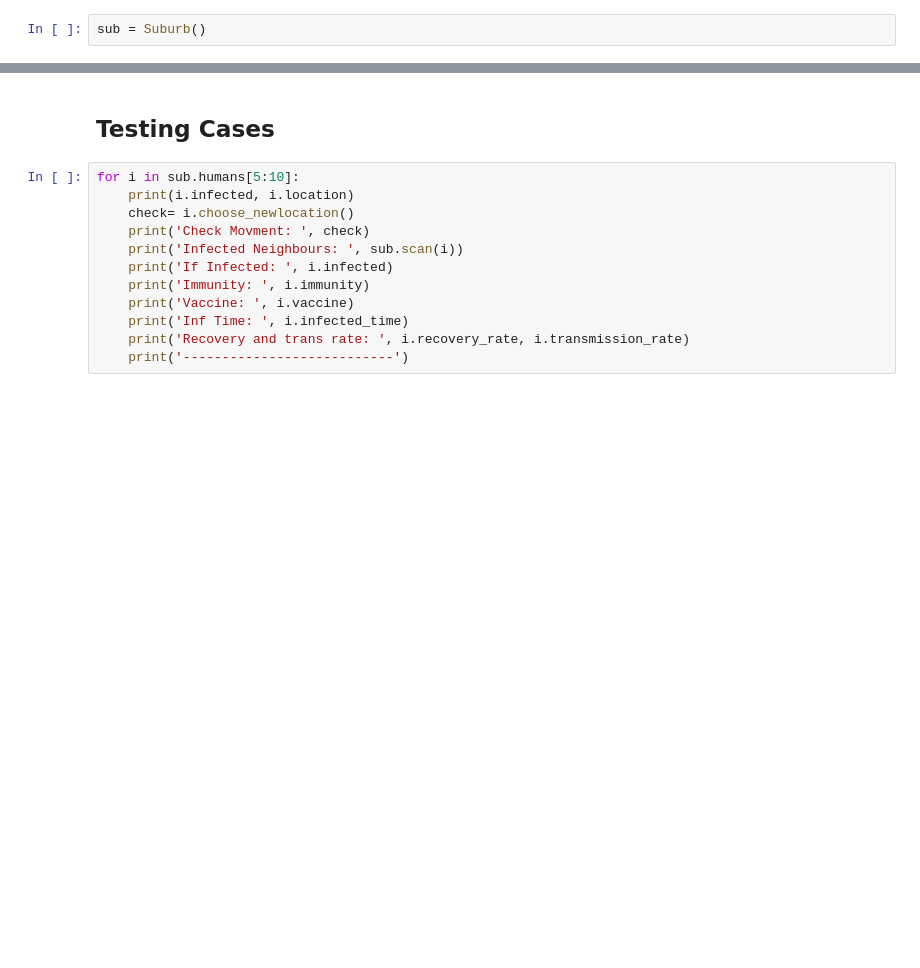
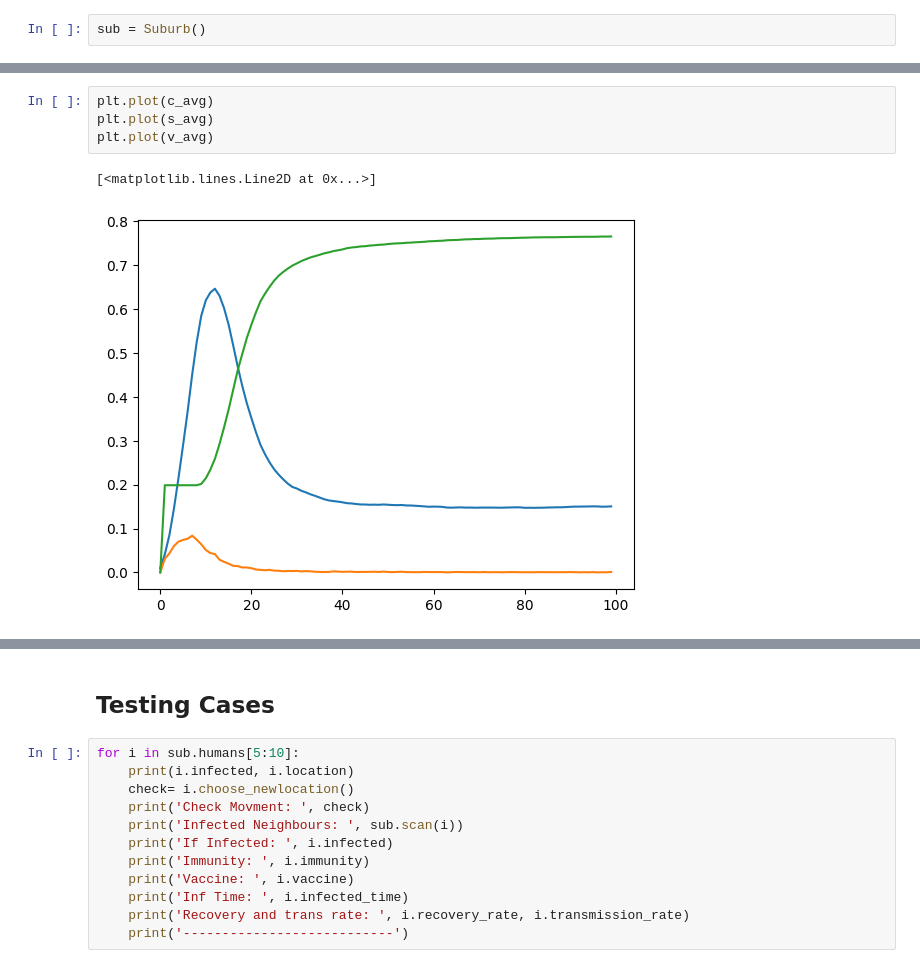
Before and after one commit to danieltobiastan97/diseasesABM, a Jupyter notebook: project.ipynb, the cells around one changed output, grey strips where cells are left out. Drawn from its saved outputs; the diff is of its cells as text; blank space fills up the shorter version.

```diff
--- a/project.ipynb
+++ b/project.ipynb
@@ -244,0 +317,7 @@ plt.plot(inf)
+# %%
+plt.plot(c_avg)
+plt.plot(s_avg)
+plt.plot(v_avg)
+# %% [output]
+[<matplotlib.lines.Line2D at 0x...>]
+[figure, added]
```
Also changed, not shown: parts of 13 cells of this notebook, 1 other file.
